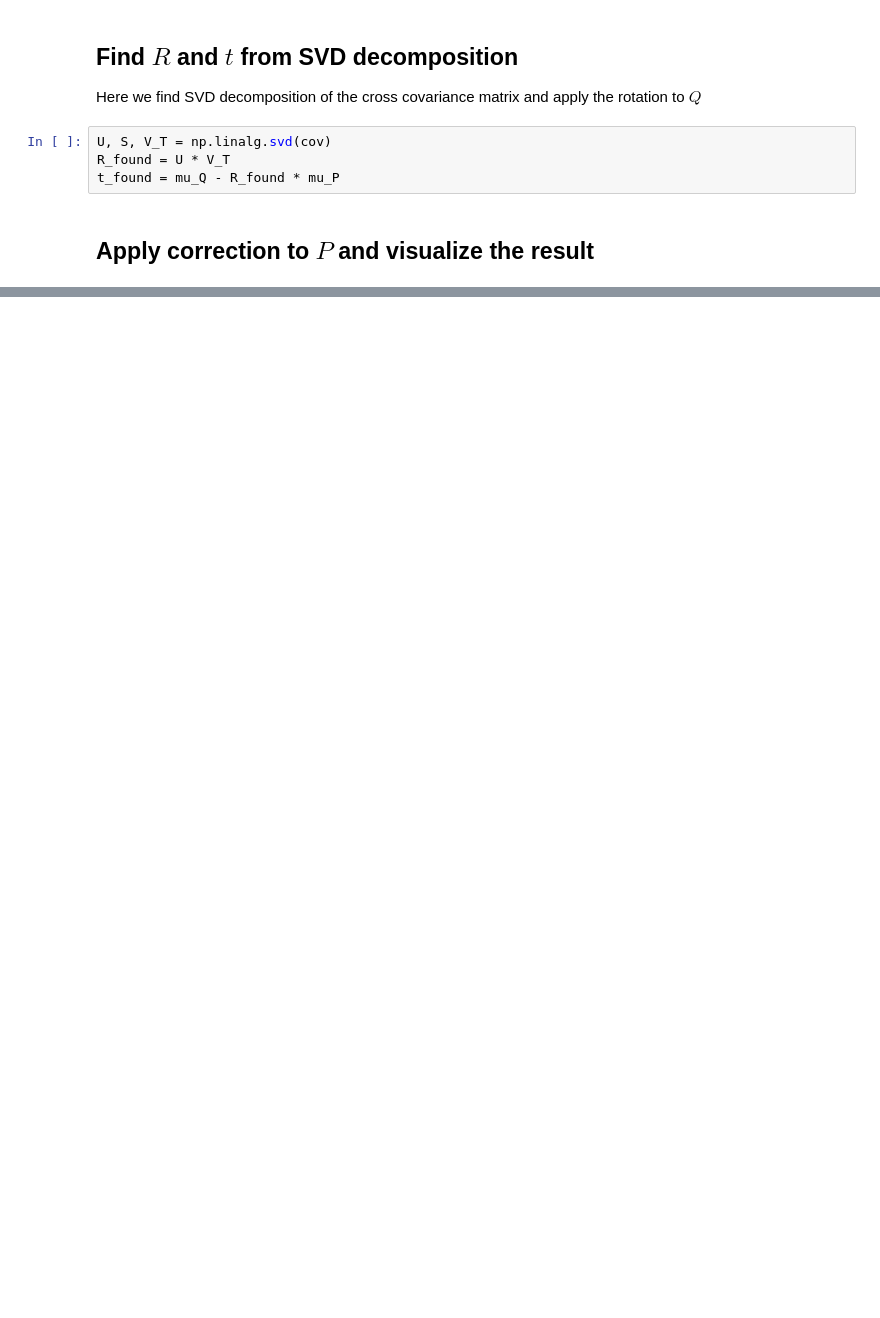
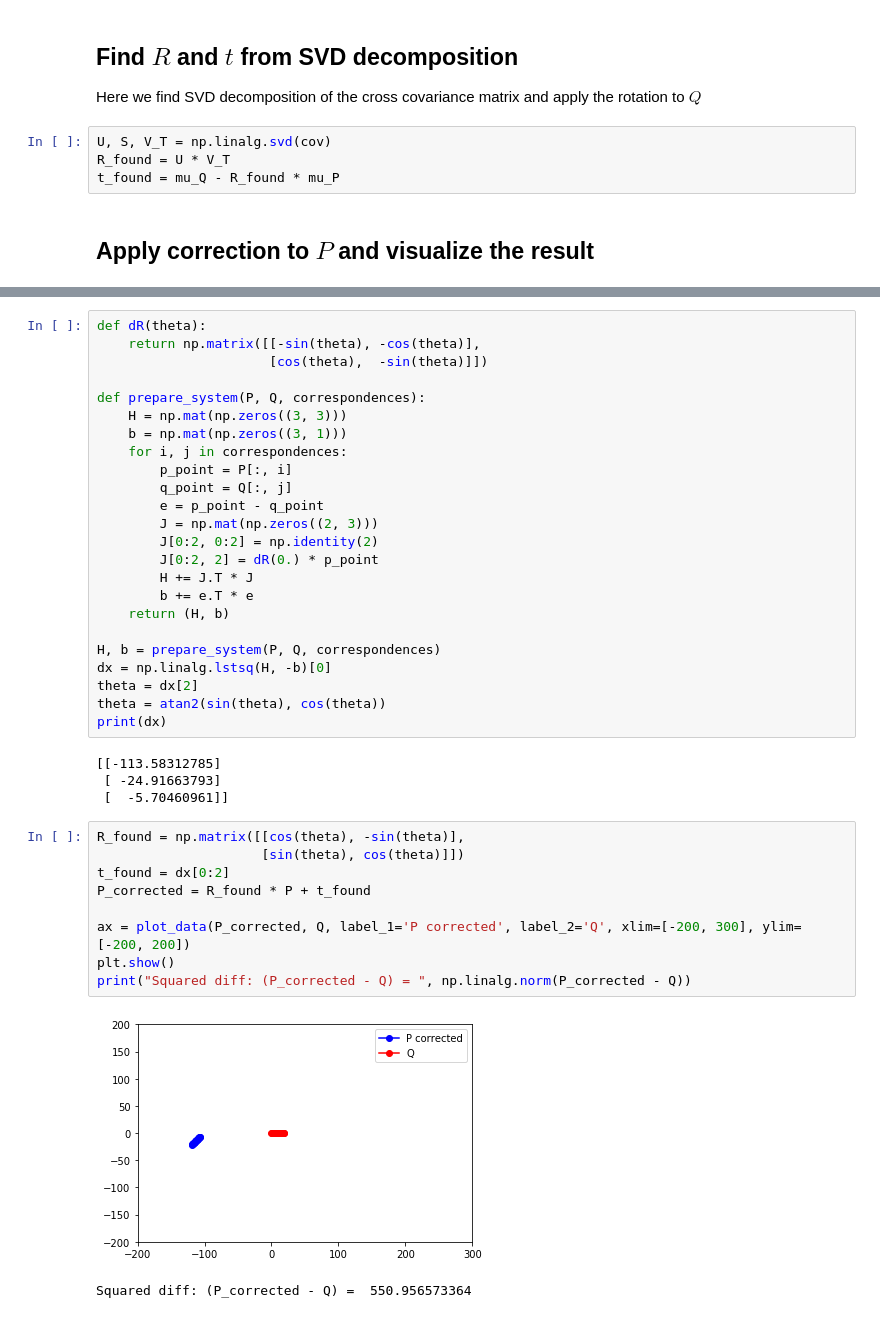
Before and after one commit to niosus/notebooks, a Jupyter notebook: icp.ipynb, the cells around one changed output, grey strips where cells are left out. Saved outputs shown, nothing was run; the diff lists cells and outputs as text; blank space fills up the shorter version.

Commit message:
[wip] add least squares icp

```diff
--- a/icp.ipynb
+++ b/icp.ipynb
@@ -187,0 +282,40 @@ Squared diff: (P_corrected - Q) =  1.10337402719e-14
+# %%
+def dR(theta):
+    return np.matrix([[-sin(theta), -cos(theta)],
+                      [cos(theta),  -sin(theta)]])
+
+def prepare_system(P, Q, correspondences):
+    H = np.mat(np.zeros((3, 3)))
+    b = np.mat(np.zeros((3, 1)))
+    for i, j in correspondences:
+        p_point = P[:, i]
+        q_point = Q[:, j]
+        e = p_point - q_point
+        J = np.mat(np.zeros((2, 3)))
+        J[0:2, 0:2] = np.identity(2)
+        J[0:2, 2] = dR(0.) * p_point
+        H += J.T * J
+        b += e.T * e
+    return (H, b)
+
+H, b = prepare_system(P, Q, correspondences)
+dx = np.linalg.lstsq(H, -b)[0]
+theta = dx[2]
+theta = atan2(sin(theta), cos(theta))
+print(dx)
+# %% [output]
+[[-113.58312785]
+ [ -24.91663793]
+ [  -5.70460961]]
+# %%
+R_found = np.matrix([[cos(theta), -sin(theta)],
+                     [sin(theta), cos(theta)]])
+t_found = dx[0:2]
+P_corrected = R_found * P + t_found
+
+ax = plot_data(P_corrected, Q, label_1='P corrected', label_2='Q', xlim=[-200, 300], ylim=[-200, 200])
+plt.show()
+print("Squared diff: (P_corrected - Q) = ", np.linalg.norm(P_corrected - Q))
+# %% [output]
+[figure, added]
+Squared diff: (P_corrected - Q) =  550.956573364
```
Also changed, not shown: parts of 10 cells of this notebook.
